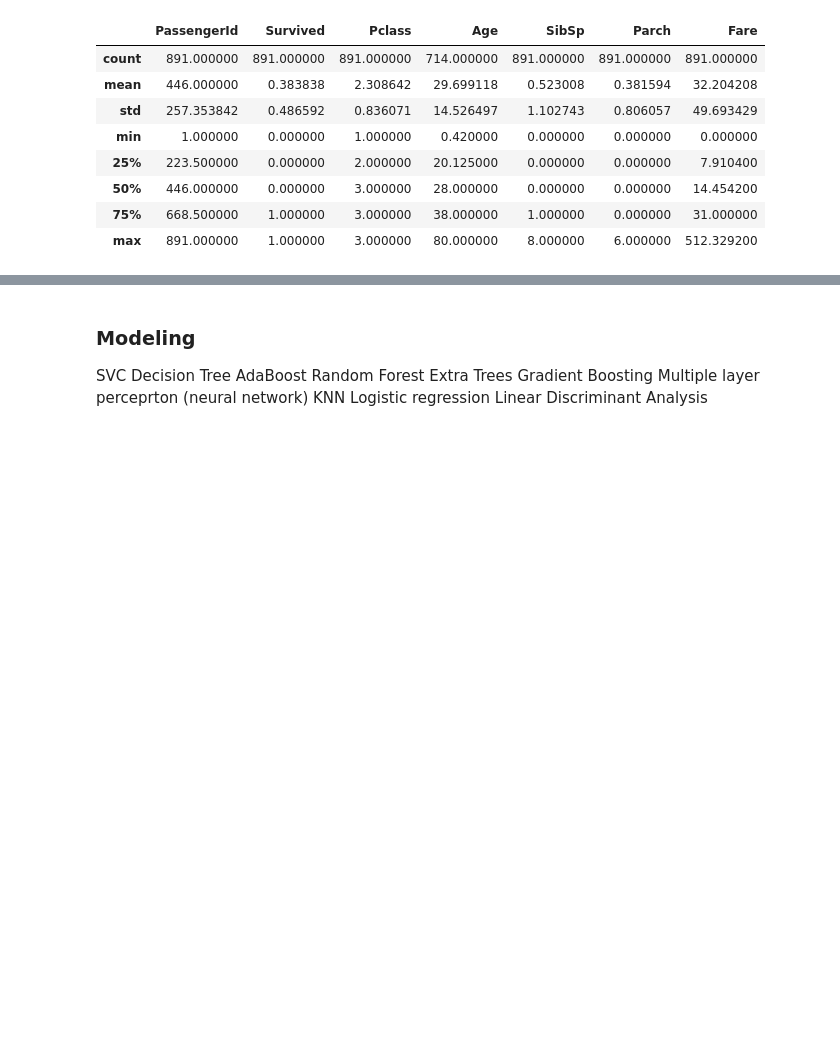
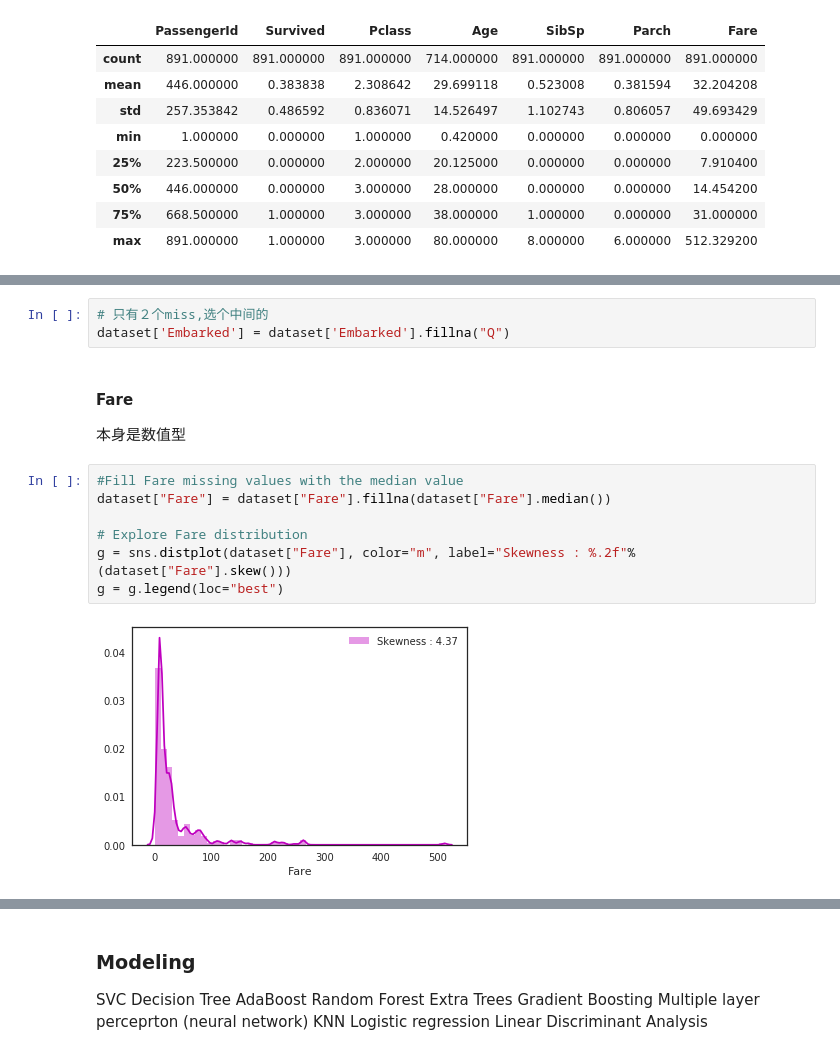
Before and after one commit to anribras/machine-learning, a Jupyter notebook: note/kaggle_titanic.ipynb, the cells around one changed output, grey strips where cells are left out. Drawn from its saved outputs; the diff is of its cells as text; blank space fills up the shorter version.

```diff
--- a/note/kaggle_titanic.ipynb
+++ b/note/kaggle_titanic.ipynb
@@ -480,0 +221,16 @@ See the caveats in the documentation: http://pandas.pydata.org/pandas-docs/stabl
+# %%
+# 只有２个miss,选个中间的
+dataset['Embarked'] = dataset['Embarked'].fillna("Q")
+# %% [markdown]
+#### Fare
+
+本身是数值型
+# %%
+#Fill Fare missing values with the median value
+dataset["Fare"] = dataset["Fare"].fillna(dataset["Fare"].median())
+
+# Explore Fare distribution
+g = sns.distplot(dataset["Fare"], color="m", label="Skewness : %.2f"%(dataset["Fare"].skew()))
+g = g.legend(loc="best")
+# %% [output]
+[figure, added]
```
Also changed, not shown: parts of 93 cells of this notebook, 4 other files.
